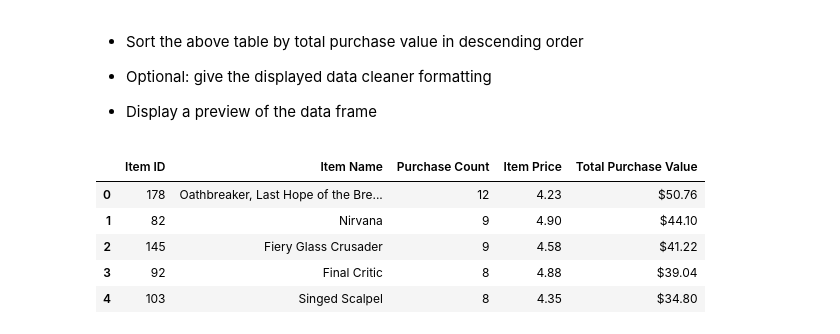
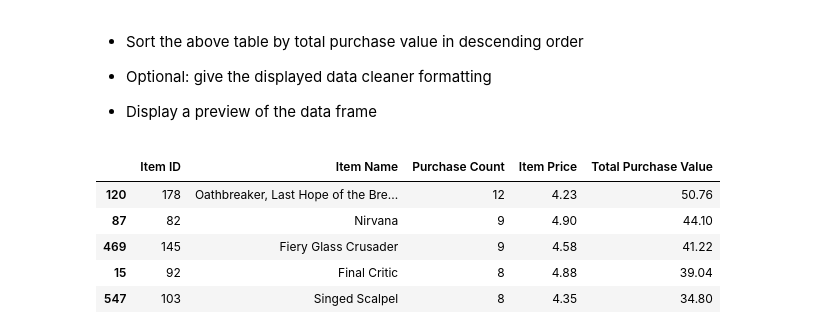
Before and after one commit to mmagliar/pandas-homework, a Jupyter notebook: herosofpymoli/HerosOfPyMM3.ipynb, the cells around one changed output. Saved outputs shown, nothing was run; the diff lists cells and outputs as text; code cells hidden in the pictures.

```diff
--- a/herosofpymoli/HerosOfPyMM3.ipynb
+++ b/herosofpymoli/HerosOfPyMM3.ipynb
@@ -334,17 +302,18 @@ Iskadarya95	3	$4.37	$13.10
 
 * Display a preview of the summary data frame
 # %%
-pop_items_df = pd.DataFrame({'Item ID' : purchase_data['Item ID'], 'Item Name' : purchase_data['Item Name'],
+pop_items = pd.DataFrame({'Item ID' : purchase_data['Item ID'], 'Item Name' : purchase_data['Item Name'],
                              'Item Price' : purchase_data['Price']})
-pop_items_gb = pop_items_df.groupby(['Item ID', 'Item Name'])
+pop_items_group = pop_items.groupby(['Item ID', 'Item Name'])
 
-pop_items = pop_items_gb.count()['Item Price']
-pop_items
+pop_items_count = pop_items_group.count()['Item Price']
+pop_items_count
 
-pop_tot_value = pop_items_gb.sum()['Item Price']
+pop_tot_value = pop_items_group.sum()['Item Price']
 pop_tot_value
+
 #Put calculations into a summary dataframe
-pop_summary_df = pd.DataFrame({'Purchase Count' : pop_items, 'Total Purchase Value': pop_tot_value})
+pop_summary_df = pd.DataFrame({'Purchase Count' : pop_items_count, 'Total Purchase Value': pop_tot_value})
 #pop_summary_df.sort_values(by=['Purchase Count'], ascending=False)
 
 pop_merge_df = pd.merge(pop_items_df, pop_summary_df, on=['Item ID'])
@@ -373,24 +342,13 @@ new_pop_index.head()
 
 
 * Display a preview of the data frame
-# %%
-#Sort the most popular items summary dataframe on purchase value to see which items are the most profitable
-
-most_profitable = pop_merge_df.sort_values(by=['Total Purchase Value'], ascending=False)
-
-#You can't sort on a field formatted as  currency, so create a new dataframe where the index is reset to the new
-#descending sort order.  Once that is done, we can format the total purchase value field as currency and the
-#dataframe will be sorted by the new index when we display it again
-
-new_index = most_profitable.reset_index(drop=True)
-new_index.head()
-
-new_index['Total Purchase Value'] = new_index['Total Purchase Value'].astype(float).map("${:,.2f}".format)
-new_index.head()
-# %% [output]
-|  | Item ID | Item Name | Purchase Count | Item Price | Total Purchase Value |
-| 0 | 178 | Oathbreaker, Last Hope of the Bre... | 12 | 4.23 | $50.76 |
-| 1 | 82 | Nirvana | 9 | 4.90 | $44.10 |
-| 2 | 145 | Fiery Glass Crusader | 9 | 4.58 | $41.22 |
-| 3 | 92 | Final Critic | 8 | 4.88 | $39.04 |
-| 4 | 103 | Singed Scalpel | 8 | 4.35 | $34.80 |
+# %%
+most_profitable = pop_merge_df.sort_values(by=['Total Purchase Value'], ascending=False)
+most_profitable.head()
+# %% [output]
+|  | Item ID | Item Name | Purchase Count | Item Price | Total Purchase Value |
+| 120 | 178 | Oathbreaker, Last Hope of the Bre... | 12 | 4.23 | 50.76 |
+| 87 | 82 | Nirvana | 9 | 4.90 | 44.10 |
+| 469 | 145 | Fiery Glass Crusader | 9 | 4.58 | 41.22 |
+| 15 | 92 | Final Critic | 8 | 4.88 | 39.04 |
+| 547 | 103 | Singed Scalpel | 8 | 4.35 | 34.80 |
```
Also changed, not shown: parts of 7 cells of this notebook.
